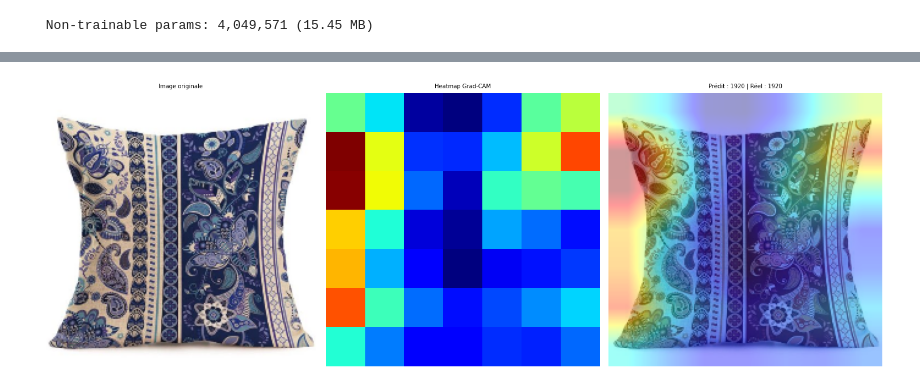
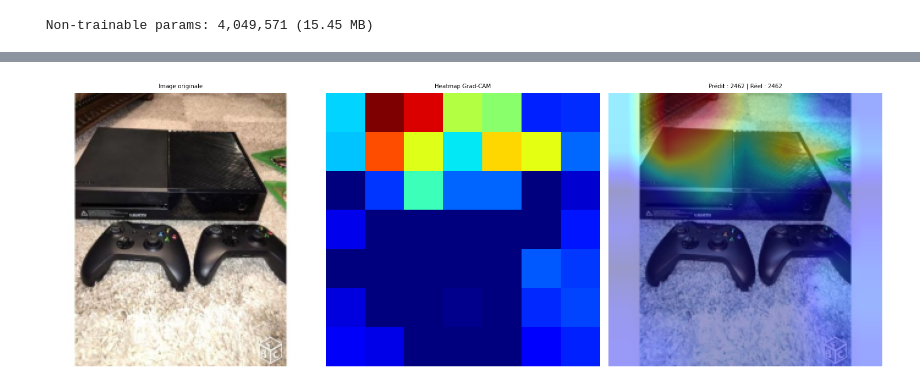
Before and after one commit to YacineA7/Rakuten-MLE-DEC25, a Jupyter notebook: notebooks/DataExploration_Images.ipynb, the cells around one changed output, grey strips where cells are left out. Drawn from its saved outputs; the diff is of its cells as text; code cells hidden in the pictures.

```diff
--- a/notebooks/DataExploration_Images.ipynb
+++ b/notebooks/DataExploration_Images.ipynb
@@ -511,5 +512,7 @@ plt.show()
 # %%
 # Récupérer les couches du modèle Sequential
+# On récupère les différentes couches du modèle de classification d'images basé sur EfficientNetB0 pour pouvoir les utiliser dans la fonction de Grad-CAM
+# sans avoir à créer un modèle intermédiaire pour accéder aux sorties de la base convolutionnelle et de la tête de classification
 backbone = ENB_model.layers[0]   # EfficientNetB0
 gap_layer = ENB_model.layers[1]  # GlobalAveragePooling2D
 drop_layer = ENB_model.layers[2] # Dropout
@@ -551,37 +554,38 @@ def overlay_gradcam(img, heatmap, alpha=0.4):
     return superimposed
 
 # Exemple sur une image test
-idx = 0
+idx = 45
 img = X_test[idx]
 img_input = np.expand_dims(img.copy(), axis=0)
 img_input = preprocess_input(img_input)
 
 heatmap, preds = make_gradcam_heatmap(img_input)
 
 pred_class_idx = np.argmax(preds[0])
 pred_class_label = le.inverse_transform([pred_class_idx])[0]
 
 true_class_idx = y_test[idx]
 true_class_label = le.inverse_transform([true_class_idx])[0]
 
 gradcam_img = overlay_gradcam(img, heatmap)
 
-# 5) affichage
+# Affichage
 fig, axes = plt.subplots(1, 3, figsize=(15, 5))
 
 axes[0].imshow(img.astype("uint8"))
 axes[0].set_title("Image originale")
 axes[0].axis("off")
 
 axes[1].imshow(heatmap, cmap="jet")
 axes[1].set_title("Heatmap Grad-CAM")
 axes[1].axis("off")
 
 axes[2].imshow(cv2.cvtColor(gradcam_img, cv2.COLOR_BGR2RGB))
 axes[2].set_title(f"Prédit : {pred_class_label} | Réel : {true_class_label}")
 axes[2].axis("off")
 
 plt.tight_layout()
+plt.savefig("../reports/figures/gradcam_ENB_interpretation.png", dpi=150, bbox_inches="tight")
 plt.show()
 # %% [output]
-[figure, old version]
+[figure, new version]
```
Also changed, not shown: parts of 6 cells of this notebook, 47 other files.
